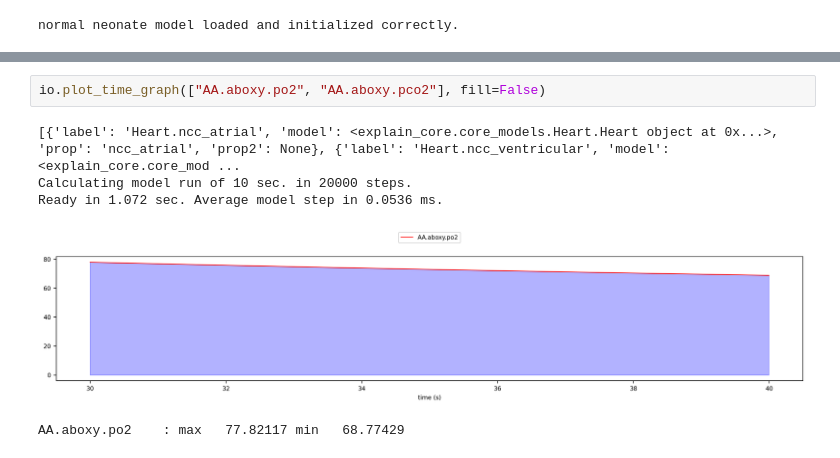
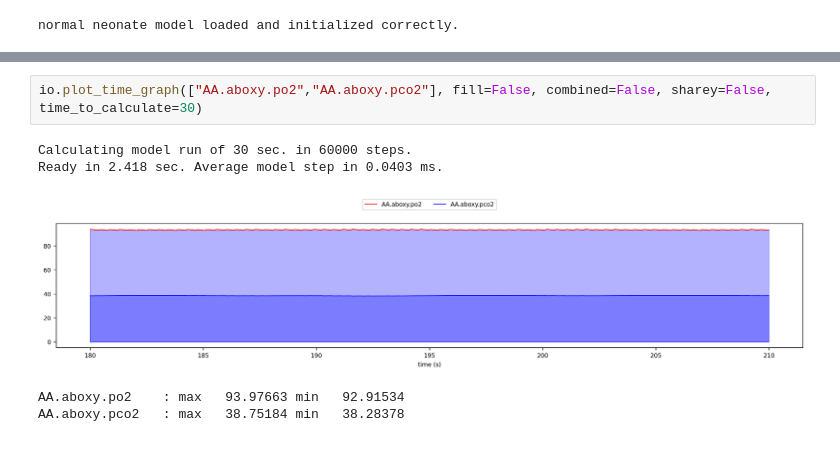
Before and after one commit to Dobutamine/explain-python, a Jupyter notebook: test.ipynb, the cells around one changed output, grey strips where cells are left out. Drawn from its saved outputs; the diff is of its cells as text.

```diff
--- a/test.ipynb
+++ b/test.ipynb
@@ -32,8 +8,8 @@ Ready in 2.451 sec. Average model step in 0.0409 ms.
 # %%
-io.plot_time_graph(["AA.aboxy.po2", "AA.aboxy.pco2"], fill=False)
+io.plot_time_graph(["AA.aboxy.po2","AA.aboxy.pco2"], fill=False, combined=False, sharey=False, time_to_calculate=30)
 # %% [output]
-[{'label': 'Heart.ncc_atrial', 'model': <explain_core.core_models.Heart.Heart object at 0x...>, 'prop': 'ncc_atrial', 'prop2': None}, {'label': 'Heart.ncc_ventricular', 'model': <explain_core.core_mod ...
-Calculating model run of 10 sec. in 20000 steps.
-Ready in 1.072 sec. Average model step in 0.0536 ms.
+Calculating model run of 30 sec. in 60000 steps.
+Ready in 2.418 sec. Average model step in 0.0403 ms.
-[figure, old version]
+[figure, new version]
-AA.aboxy.po2    : max   77.82117 min   68.77429
+AA.aboxy.po2    : max   93.97663 min   92.91534
+AA.aboxy.pco2   : max   38.75184 min   38.28378
```
Also changed, not shown: parts of 1 cell of this notebook, 2 other files.
